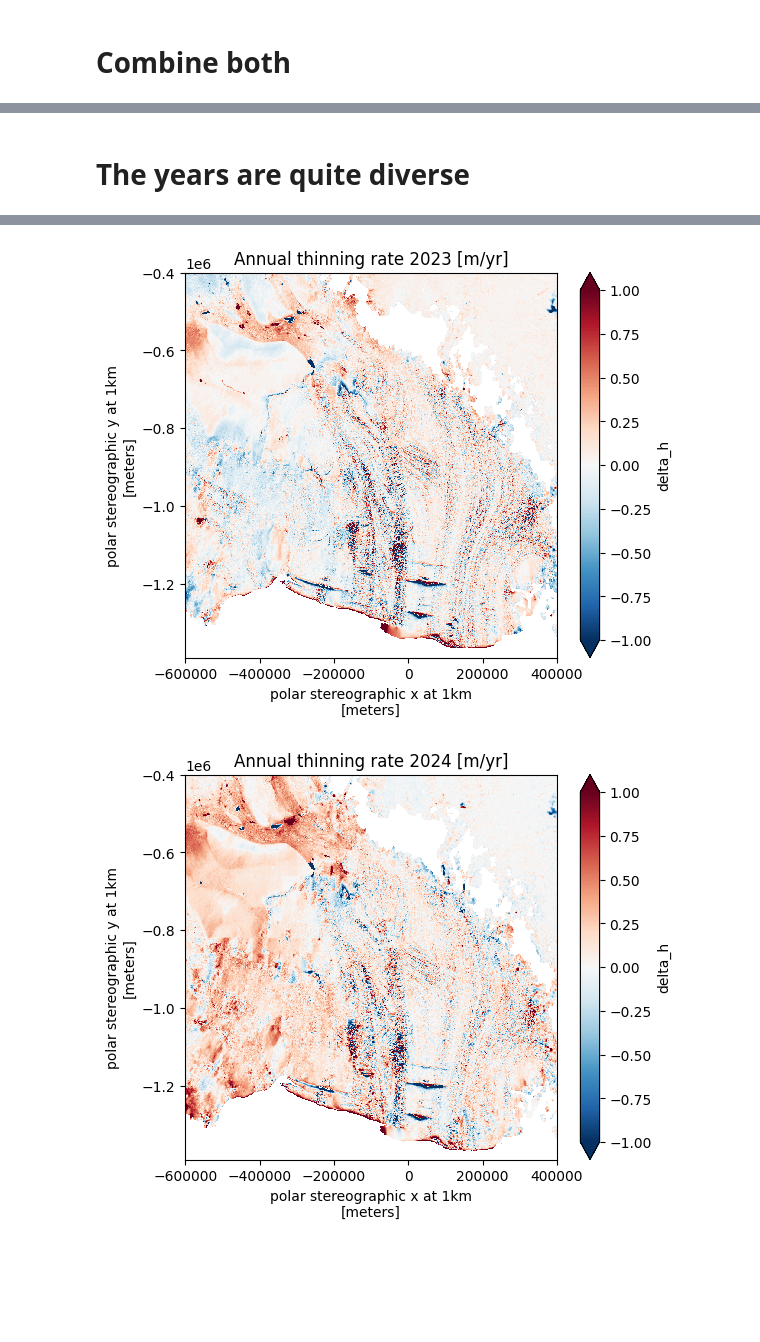
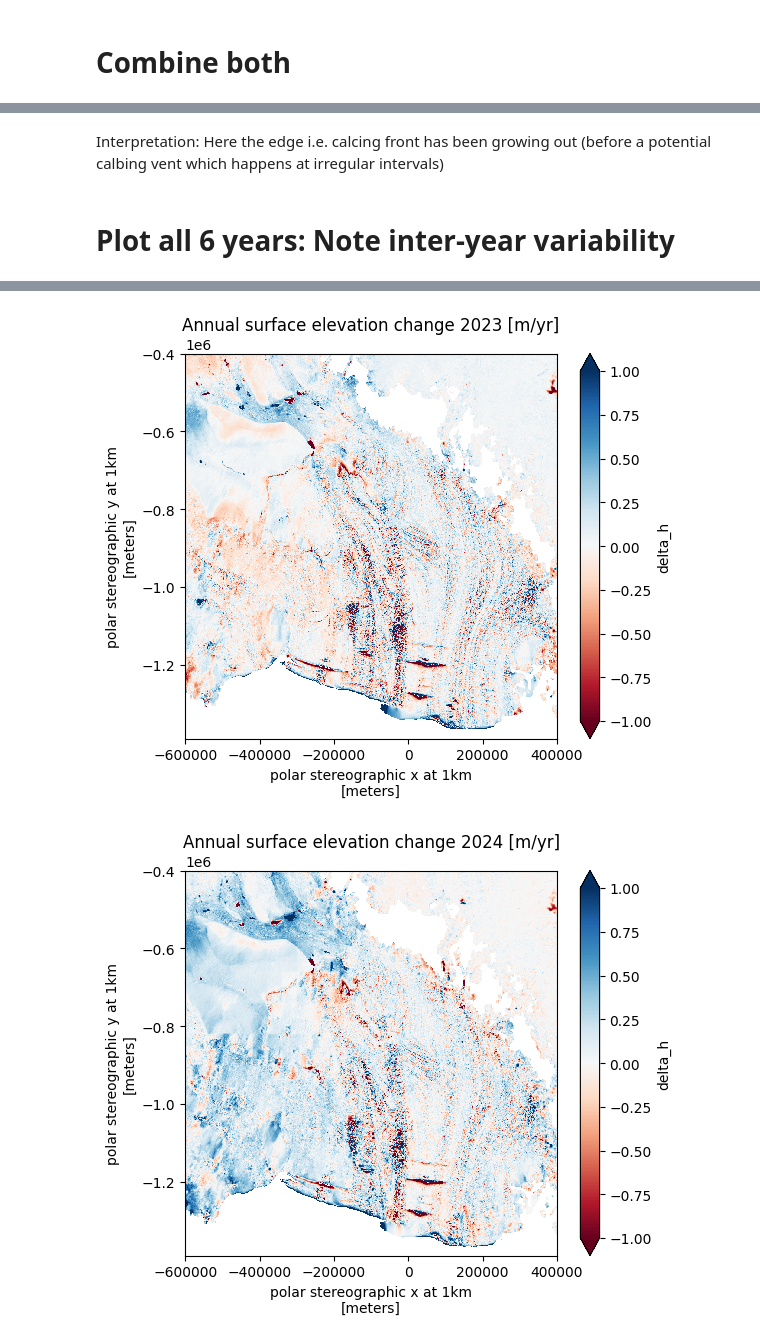
Before and after one commit to kimbente/ice_shelves_flux_decomposition, a Jupyter notebook: preprocess_height_change.ipynb, the cells around one changed output, grey strips where cells are left out. Drawn from its saved outputs; the diff is of its cells as text; code cells hidden in the pictures; blank space fills up the shorter version.

```diff
--- a/preprocess_height_change.ipynb
+++ b/preprocess_height_change.ipynb
@@ -80,35 +99,39 @@ ross_icesat2 = xr.combine_by_coords([a3_ross, a4_ross], combine_attrs = "overrid
 # Extract height change DataArray
 dh = ross_icesat2.delta_h
 
-# Explicit year slices (start inclusive, end exclusive)
+# Approximate year spans for all 6 years
+# NOTE: We use nearest neighbour to select time slices, so slight irregularities are OK
 year_slices = [
     ("2019-01-01", "2020-01-01"),
-    ("2020-01-01", "2020-12-31"), # Note
+    ("2020-01-01", "2021-01-01"), # Note slightly irregular spacing "2020-12-31"
     ("2021-01-01", "2022-01-01"),
     ("2022-01-01", "2023-01-01"),
     ("2023-01-01", "2024-01-01"),
-    ("2024-01-01", "2024-12-31"), # Note
+    ("2024-01-01", "2025-01-01"), # Note slightly irregular spacing "2024-12-31"
 ]
 
 dh_yearly_change = []
+
 for start, end in year_slices:
     dh_start = dh.sel(time = start, method = "nearest")
     dh_end = dh.sel(time = end, method = "nearest")
+    # positive denotes ice shelf thickening (growth)
+    # change over full year
     dh_change = dh_end - dh_start
     dh_yearly_change.append(dh_change)
 
 # Combine into one DataArray with 'year' dimension
 years = np.arange(2019, 2019 + len(year_slices))
 dh_yearly_change = xr.concat(dh_yearly_change, dim = "year")
-dh_yearly_change = dh_yearly_change.assign_coords(year=years)
+dh_yearly_change = dh_yearly_change.assign_coords(year = years)
 
 # Optional: convert to rate (m yr⁻¹)
 dh_rate_yearly = dh_yearly_change
 
-# Mean annual thinning (2019 – 2024)
-mean_thinning_rate = dh_rate_yearly.mean("year")
+# Mean annual surface elevation change (2019 – 2024)
+mean_thickening_rate = dh_rate_yearly.mean("year")
 
-# Plot
-mean_thinning_rate.plot(cmap = "RdBu_r", vmin = -1, vmax = 1)
+# Plot mean annual thickening rate over all 6 years
+mean_thickening_rate.plot(cmap = "RdBu", vmin = -1, vmax = 1)
 # %% [output]
 <matplotlib.collections.QuadMesh at 0x...>
@@ -116,13 +139,15 @@ mean_thinning_rate.plot(cmap = "RdBu_r", vmin = -1, vmax = 1)
+# %% [markdown]
+Interpretation: Here the edge i.e. calcing front has been growing out (before a potential calbing vent which happens at irregular intervals)
 # %% [markdown]
-# The years are quite diverse
+# Plot all 6 years: Note inter-year variability
 # %%
-import matplotlib.pyplot as plt
-
 for yr in dh_rate_yearly.year.values:
     plt.figure(figsize = (6,5))
     dh_rate_yearly.sel(year = yr).plot(
-        cmap = "RdBu_r", vmin = -1, vmax = 1, robust = True
+        # keep range consistent
+        # colorscale: blue = thickening, red = thinning
+        cmap = "RdBu", vmin = -1, vmax = 1, robust = True
     )
-    plt.title(f"Annual thinning rate {int(yr)} [m/yr]")
+    plt.title(f"Annual surface elevation change {int(yr)} [m/yr]")
     plt.show()
 # %% [output]
@@ -133,2 +158,2 @@ for yr in dh_rate_yearly.year.values:
-[figure, old version]
+[figure, new version]
-[figure, old version]
+[figure, new version]
```
Also changed, not shown: parts of 14 cells of this notebook, 1 other file.
